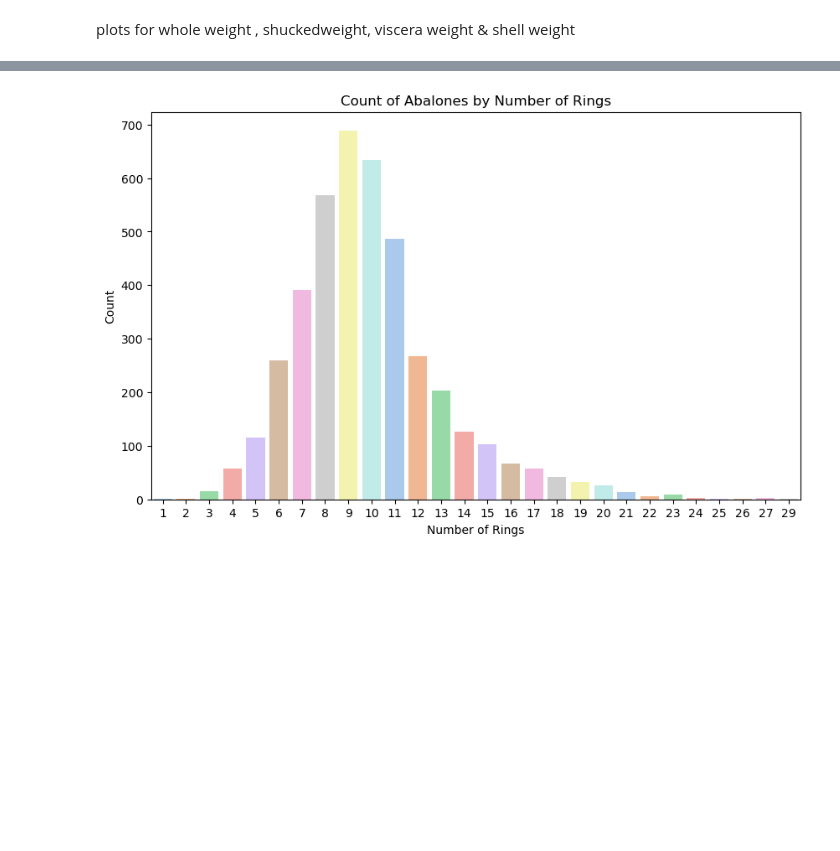
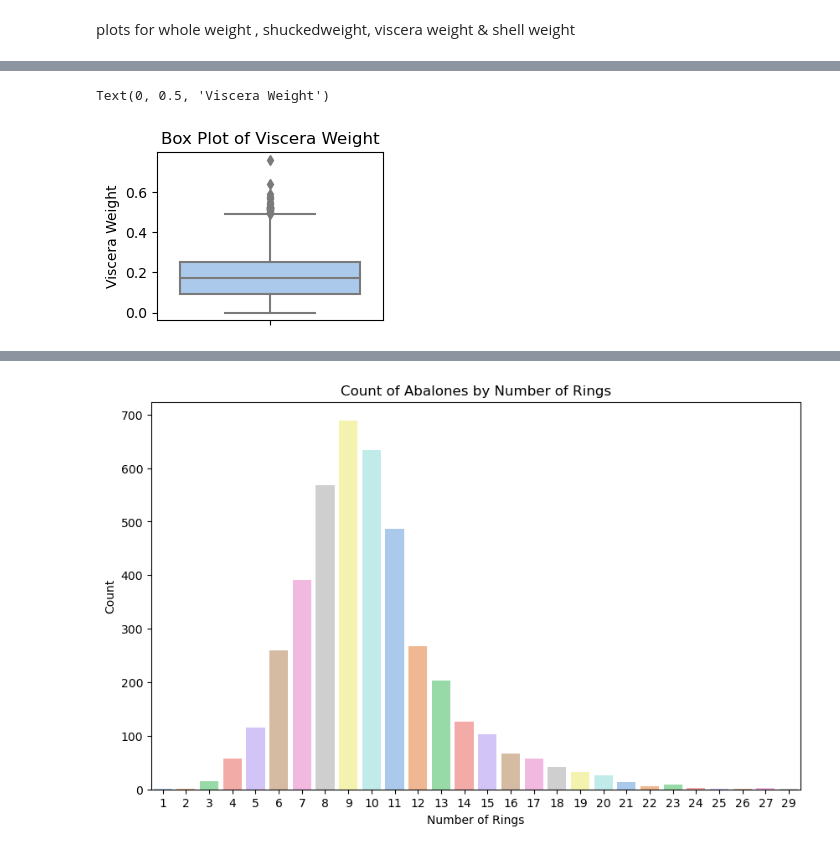
Before and after one commit to RyanMch97/Machine-Learning-Autumn, a Jupyter notebook: MachineLearning-Autumn.ipynb, the cells around one changed output, grey strips where cells are left out. Drawn from its saved outputs; the diff is of its cells as text; code cells hidden in the pictures; blank space fills up the shorter version.

```diff
--- a/MachineLearning-Autumn.ipynb
+++ b/MachineLearning-Autumn.ipynb
@@ -251,0 +270,9 @@ plots for whole weight , shuckedweight, viscera weight & shell weight
+# %%
+# Box plot for Viscera Weight
+plt.subplot(2, 2, 3)
+sns.boxplot(y=df['viscera_weight'], palette='pastel')
+plt.title('Box Plot of Viscera Weight')
+plt.ylabel('Viscera Weight')
+# %% [output]
+Text(0, 0.5, 'Viscera Weight')
+[figure, added]
```
Also changed, not shown: parts of 6 cells of this notebook.
